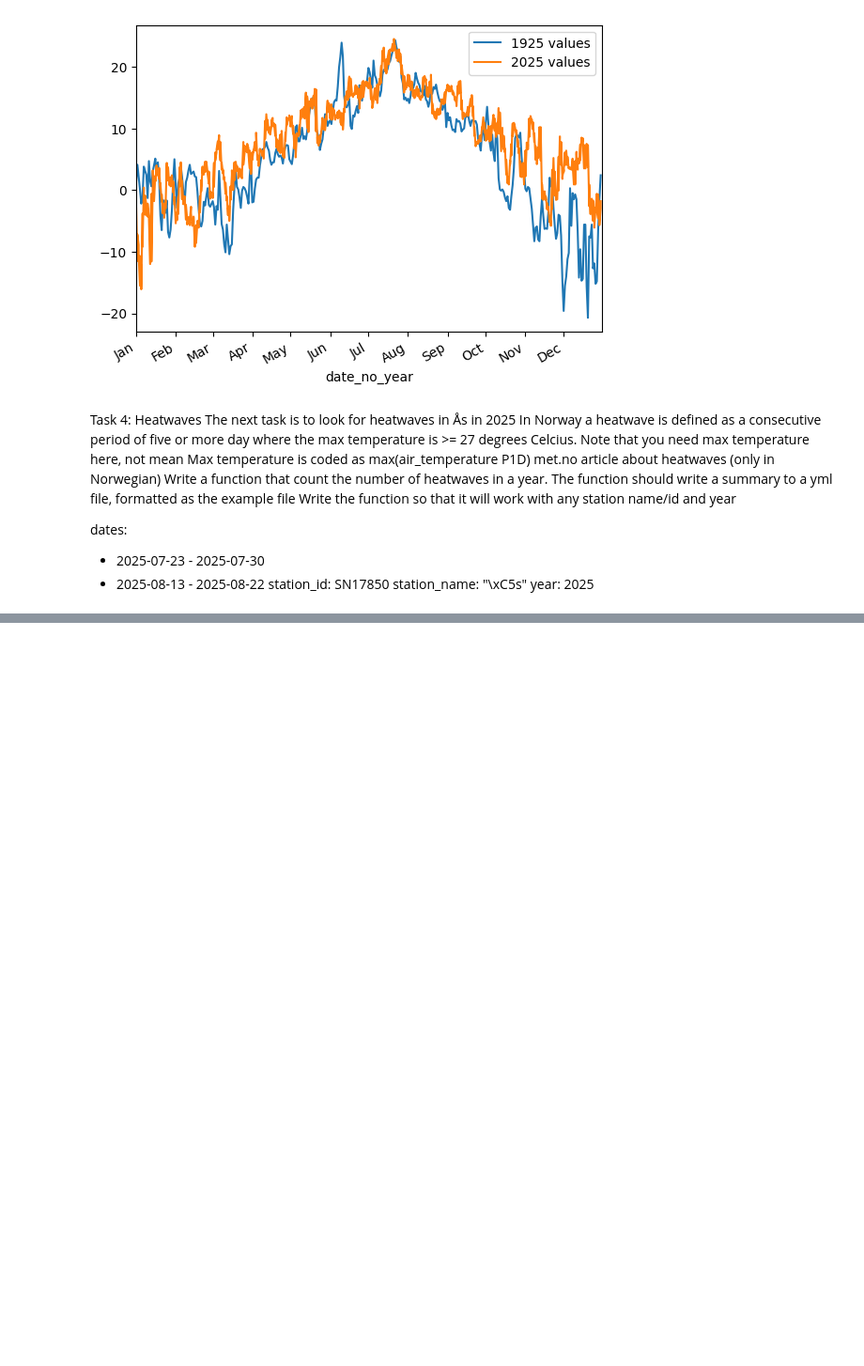
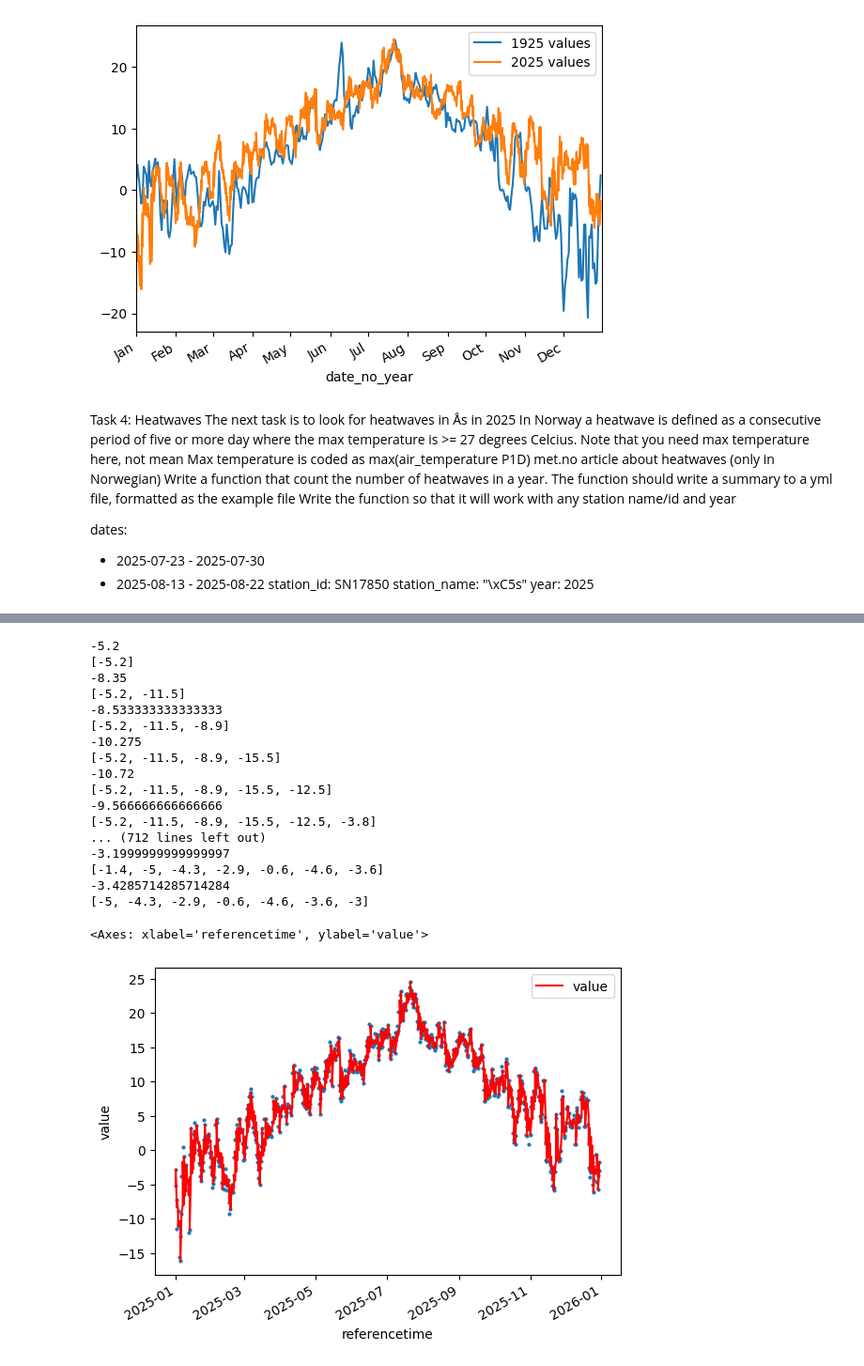
Before and after one commit to Isfugl1/Deliverable_1, a Jupyter notebook: Deliverable_1.ipynb, the cells around one changed output, grey strips where cells are left out. Shown at 94% size. Saved outputs shown, nothing was run; the diff lists cells and outputs as text; code cells hidden in the pictures; blank space fills up the shorter version.

```diff
--- a/Deliverable_1.ipynb
+++ b/Deliverable_1.ipynb
@@ -18,10 +18,14 @@ Create a nicely formatted summary table containing mean, median, min and max
 temperature for this year, and display it with print()
 # %%
 import requests
+import os
 import pandas as pd
 import json
+from dotenv import load_dotenv
 
-client_id = "5fc771f3-aa29-4adb-bd94-b8415d6cb421"
+load_dotenv()
+client_id = os.getenv("client_id")
+print(client_id)
 
 endpoint = "https://frost.met.no/observations/v0.jsonld"
 parameters = {
@@ -76,7 +81,6 @@ import datetime as dt
 
 import matplotlib.pyplot as plt
 
-client_id = "5fc771f3-aa29-4adb-bd94-b8415d6cb421"
 
 endpoint = "https://frost.met.no/observations/v0.jsonld"
 parameters_precip = {
@@ -128,7 +132,6 @@ import matplotlib.pyplot as plt
 import matplotlib.dates as mdates
 import datetime as dt
 
-client_id = "5fc771f3-aa29-4adb-bd94-b8415d6cb421"
 
 endpoint = "https://frost.met.no/observations/v0.jsonld"
 parameters_historic = {
@@ -190,8 +193,6 @@ station_id: SN17850
 station_name: "\xC5s"
 year: 2025
 # %%
-client_id = "5fc771f3-aa29-4adb-bd94-b8415d6cb421"
-
 def heat_wave_finder(station_id, year):
 
     with open("heat_wave.yml", mode="w+") as f:
@@ -199,7 +200,7 @@ def heat_wave_finder(station_id, year):
         station_endpoint = f"https://frost.met.no/sources/v0.jsonld?ids={station_id}"
         station_response = requests.get(station_endpoint, auth=(client_id, ""))
         json_station_data = station_response.json()
-        print(json_station_data["data"])
+        # print(json_station_data["data"])
         station_name = json_station_data["data"][0]["name"]
 
         endpoint = "https://frost.met.no/observations/v0.jsonld"
@@ -235,10 +236,11 @@ def heat_wave_finder(station_id, year):
                     # print("heatwave")
                     current_date = pd.to_datetime(item["referenceTime"])
                     # end date: today - 1
+                    print(current_date)
                     end_date = current_date - pd.Timedelta(days=1)
                     # print(end_date)
                     # start date: today - counter - 1
-                    start_date = current_date - pd.Timedelta(days=(day_counter + 1))
+                    start_date = current_date - pd.Timedelta(days=(day_counter))
                     f.write(f"- {start_date} - {end_date} \n")
                 day_counter = 0
         f.write(f"""station_id: {station_id}
@@ -246,5 +248,5 @@ station_name: {station_name}
 year: {year}""")
 
 
-heat_wave_finder("SN17850", 2023)
+heat_wave_finder("SN17850", 2025)
 # %% [output]
@@ -251,0 +261,62 @@ heat_wave_finder("SN17850", 2023)
+# %%
+endpoint_avg = "https://frost.met.no/observations/v0.jsonld"
+parameters_avg = {
+    "sources": "SN17850",
+    "elements": "mean(air_temperature P1D)",
+    "referencetime": "2025-01-01/2025-12-31",
+}
+
+response_avg = requests.get(endpoint_avg, parameters_avg, auth=(client_id, ""))
+json_data_avg = response_avg.json()
+data_avg = json_data_avg["data"]
+
+# print(json.dumps(json_data, indent=4))
+
+values_avg = pd.DataFrame()
+
+avg_frames = []
+avg_values = []
+frames = []
+for e in range(len(data_avg)):
+    row = pd.DataFrame(data_avg[e]["observations"])
+    row["referencetime"] = pd.to_datetime(data_avg[e]["referenceTime"])
+    row["sources"] = data_avg[e]["sourceId"]
+    frames.append(row)
+
+    val = data_avg[e]["observations"][0]["value"]
+    avg_values.append(val)
+    last_seven = avg_values[-7:]
+    last_seven_avg = sum(last_seven)/len(last_seven)
+    # print(last_seven_avg)
+    # print(last_seven)
+    data_avg[e]["observations"][0]["value"] = last_seven_avg
+    avg_row = pd.DataFrame(data_avg[e]["observations"])
+    avg_row["referencetime"] = pd.to_datetime(data_avg[e]["referenceTime"])
+    avg_row["sources"] = data_avg[e]["sourceId"]
+    avg_frames.append(avg_row)
+values_avg = pd.concat(frames, ignore_index=True)
+new_stuff = pd.concat(avg_frames, ignore_index=True)
+
+ax = plt.subplot()
+values_avg.plot.scatter(x="referencetime", y="value", s=4, ax=ax)
+new_stuff.plot(x="referencetime", y="value", ax=ax, color="red")
+# %% [output]
+-5.2
+[-5.2]
+-8.35
+[-5.2, -11.5]
+-8.533333333333333
+[-5.2, -11.5, -8.9]
+-10.275
+[-5.2, -11.5, -8.9, -15.5]
+-10.72
+[-5.2, -11.5, -8.9, -15.5, -12.5]
+-9.566666666666666
+[-5.2, -11.5, -8.9, -15.5, -12.5, -3.8]
+... (712 lines left out)
+-3.1999999999999997
+[-1.4, -5, -4.3, -2.9, -0.6, -4.6, -3.6]
+-3.4285714285714284
+[-5, -4.3, -2.9, -0.6, -4.6, -3.6, -3]
+<Axes: xlabel='referencetime', ylabel='value'>
+[figure, added]
```
Also changed, not shown: parts of 3 cells of this notebook, 1 other file.
